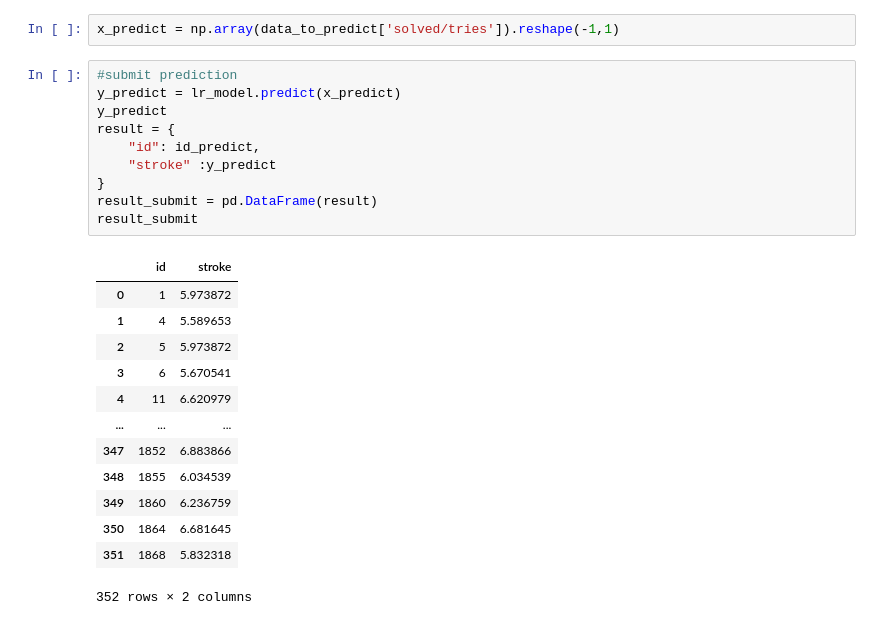
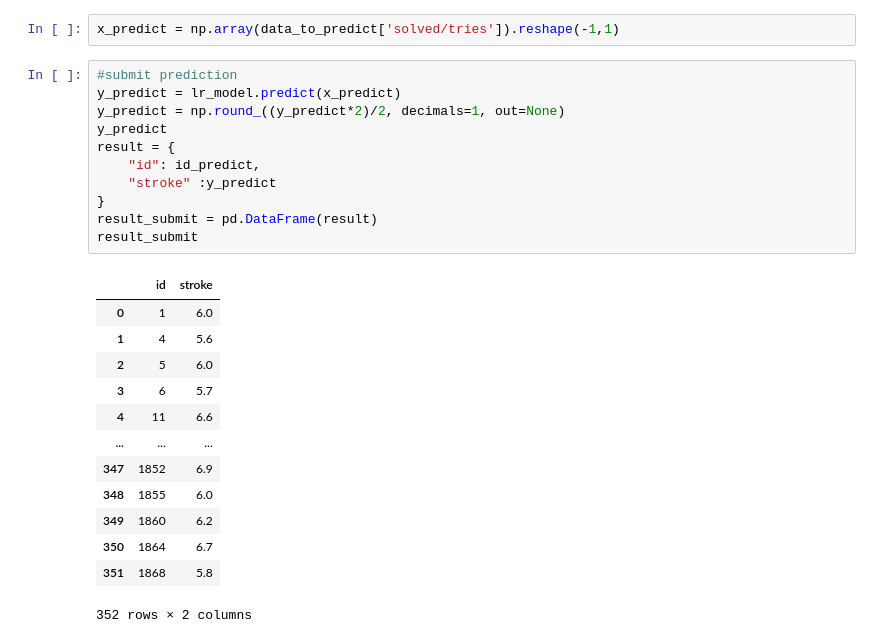
Before and after one commit to lphuong304/CS114.L21, a Jupyter notebook: COLAB_ASSIGNMENTS/COLAB_ASSIGNMENT_17_05/Solution02.ipynb, the cells around one changed output. Saved outputs shown, nothing was run; the diff lists cells and outputs as text.

```diff
--- a/COLAB_ASSIGNMENTS/COLAB_ASSIGNMENT_17_05/Solution02.ipynb
+++ b/COLAB_ASSIGNMENTS/COLAB_ASSIGNMENT_17_05/Solution02.ipynb
@@ -544,24 +546,25 @@ x_predict = np.array(data_to_predict['solved/tries']).reshape(-1,1)
 # %%
 #submit prediction
 y_predict = lr_model.predict(x_predict)
+y_predict = np.round_((y_predict*2)/2, decimals=1, out=None)
 y_predict
 result = {
     "id": id_predict,
     "stroke" :y_predict
 }
 result_submit = pd.DataFrame(result)
 result_submit
 # %% [output]
 |  | id | stroke |
-| 0 | 1 | 5.973872 |
-| 1 | 4 | 5.589653 |
-| 2 | 5 | 5.973872 |
-| 3 | 6 | 5.670541 |
-| 4 | 11 | 6.620979 |
+| 0 | 1 | 6.0 |
+| 1 | 4 | 5.6 |
+| 2 | 5 | 6.0 |
+| 3 | 6 | 5.7 |
+| 4 | 11 | 6.6 |
 | ... | ... | ... |
-| 347 | 1852 | 6.883866 |
-| 348 | 1855 | 6.034539 |
-| 349 | 1860 | 6.236759 |
-| 350 | 1864 | 6.681645 |
-| 351 | 1868 | 5.832318 |
+| 347 | 1852 | 6.9 |
+| 348 | 1855 | 6.0 |
+| 349 | 1860 | 6.2 |
+| 350 | 1864 | 6.7 |
+| 351 | 1868 | 5.8 |
 352 rows × 2 columns
```
Also changed, not shown: parts of 1 cell of this notebook.
